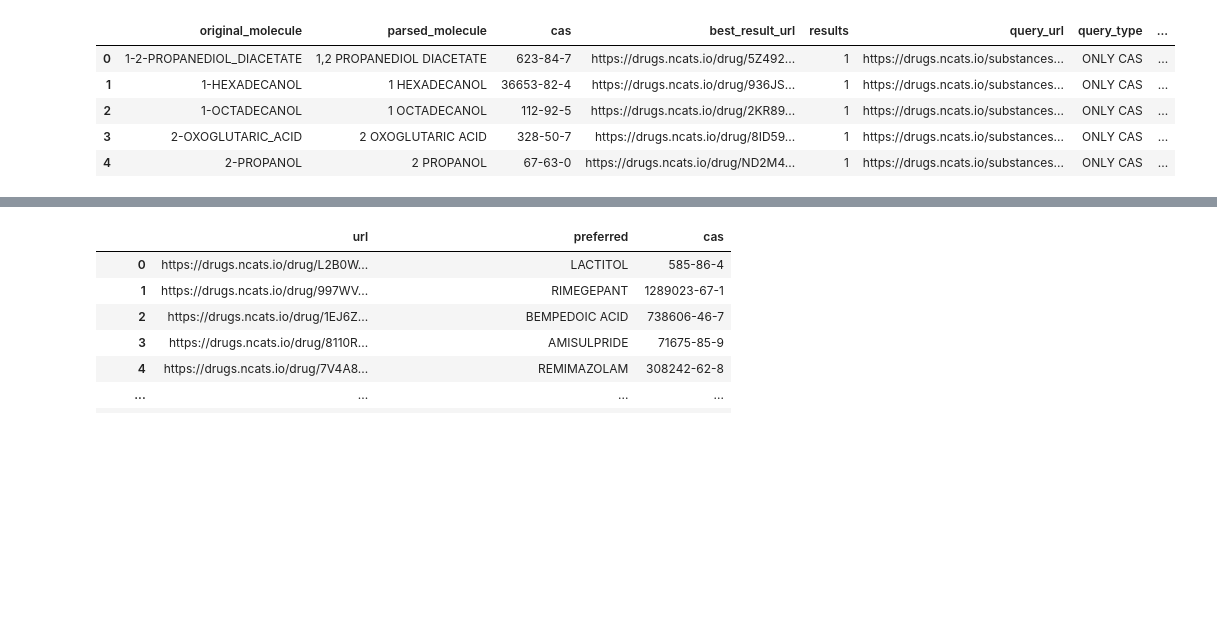
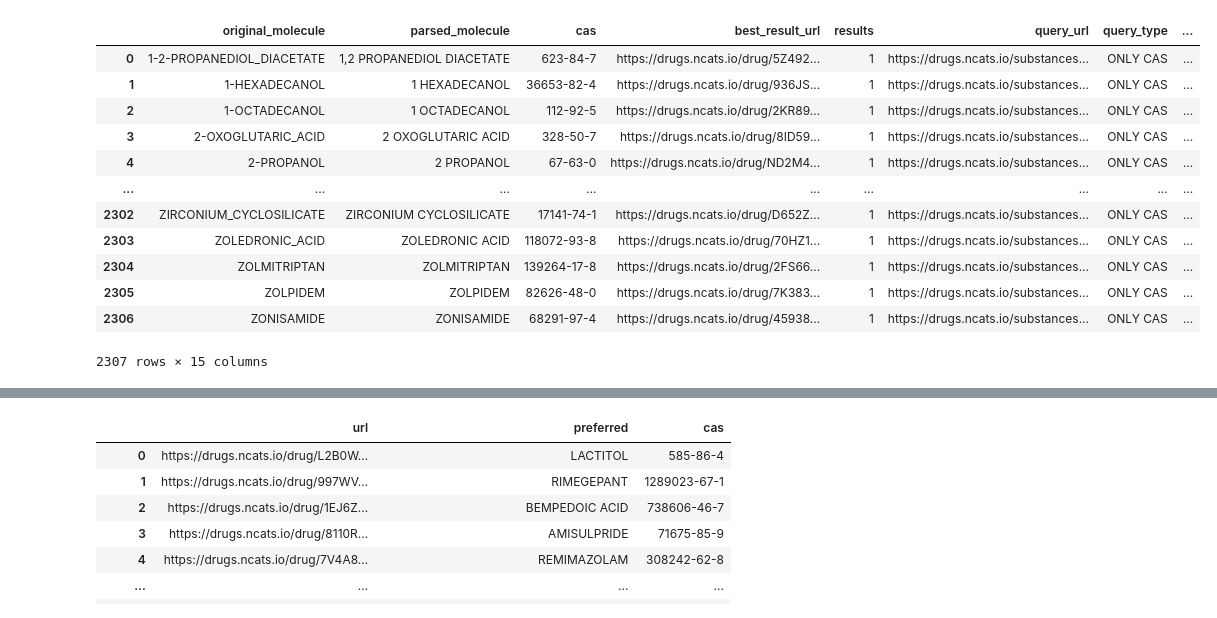
Before and after one commit to montajesaj1/RA-AJ-2024S, a Jupyter notebook: Inxight Scraper/margaret-check.ipynb, the cells around one changed output, grey strips where cells are left out. Cells and saved outputs as stored; diff of their text form; code cells hidden in the pictures; blank space fills up the shorter version.

```diff
--- a/Inxight Scraper/margaret-check.ipynb
+++ b/Inxight Scraper/margaret-check.ipynb
@@ -2,12 +2,19 @@
 import pandas as pd
 # %%
 inxight = pd.read_csv("inxight_data_final.csv")
-inxight.head()
+inxight
 # %% [output]
 |  | original_molecule | parsed_molecule | cas | best_result_url | results | query_url | query_type | ... |
 | 0 | 1-2-PROPANEDIOL_DIACETATE | 1,2 PROPANEDIOL DIACETATE | 623-84-7 | https://drugs.ncats.io/drug/5Z492... | 1 | https://drugs.ncats.io/substances... | ONLY CAS | ... |
 | 1 | 1-HEXADECANOL | 1 HEXADECANOL | 36653-82-4 | https://drugs.ncats.io/drug/936JS... | 1 | https://drugs.ncats.io/substances... | ONLY CAS | ... |
 | 2 | 1-OCTADECANOL | 1 OCTADECANOL | 112-92-5 | https://drugs.ncats.io/drug/2KR89... | 1 | https://drugs.ncats.io/substances... | ONLY CAS | ... |
 | 3 | 2-OXOGLUTARIC_ACID | 2 OXOGLUTARIC ACID | 328-50-7 | https://drugs.ncats.io/drug/8ID59... | 1 | https://drugs.ncats.io/substances... | ONLY CAS | ... |
 | 4 | 2-PROPANOL | 2 PROPANOL | 67-63-0 | https://drugs.ncats.io/drug/ND2M4... | 1 | https://drugs.ncats.io/substances... | ONLY CAS | ... |
+| ... | ... | ... | ... | ... | ... | ... | ... | ... |
+| 2302 | ZIRCONIUM_CYCLOSILICATE | ZIRCONIUM CYCLOSILICATE | 17141-74-1 | https://drugs.ncats.io/drug/D652Z... | 1 | https://drugs.ncats.io/substances... | ONLY CAS | ... |
+| 2303 | ZOLEDRONIC_ACID | ZOLEDRONIC ACID | 118072-93-8 | https://drugs.ncats.io/drug/70HZ1... | 1 | https://drugs.ncats.io/substances... | ONLY CAS | ... |
+| 2304 | ZOLMITRIPTAN | ZOLMITRIPTAN | 139264-17-8 | https://drugs.ncats.io/drug/2FS66... | 1 | https://drugs.ncats.io/substances... | ONLY CAS | ... |
+| 2305 | ZOLPIDEM | ZOLPIDEM | 82626-48-0 | https://drugs.ncats.io/drug/7K383... | 1 | https://drugs.ncats.io/substances... | ONLY CAS | ... |
+| 2306 | ZONISAMIDE | ZONISAMIDE | 68291-97-4 | https://drugs.ncats.io/drug/45938... | 1 | https://drugs.ncats.io/substances... | ONLY CAS | ... |
+2307 rows × 15 columns
 # %%
```
Also changed, not shown: parts of 14 cells of this notebook, 10 other files.
